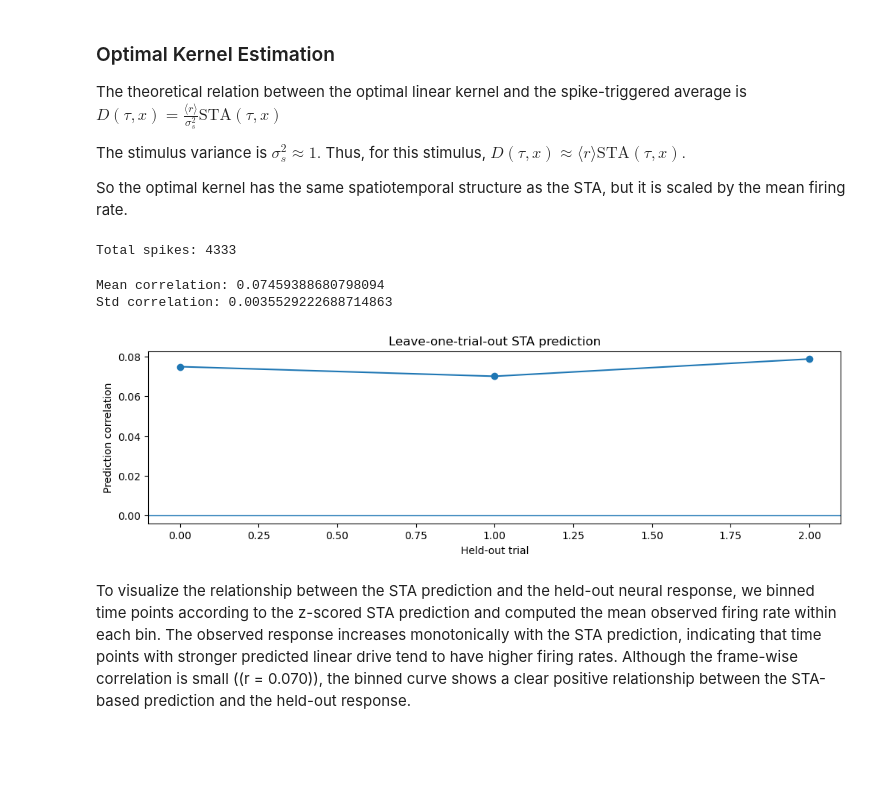
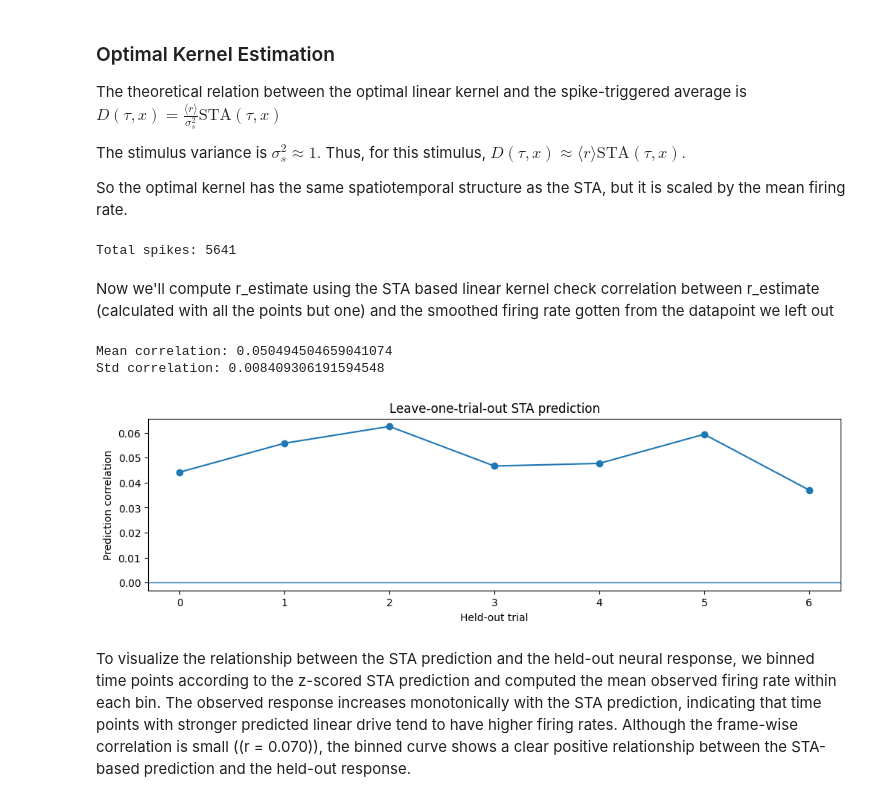
Before and after one commit to alessandrodipiano/neural_encoding, a Jupyter notebook: notebook/start.ipynb, the cells around one changed output. Cells and saved outputs as stored; diff of their text form; code cells hidden in the pictures; blank space fills up the shorter version.

```diff
--- a/notebook/start.ipynb
+++ b/notebook/start.ipynb
@@ -287,8 +282,8 @@ stimulus shape:(32767, 16), stimulus mean=3.051850947599719e-05, stimulus varian
 [figure]
 # %%
 groups = {
-    "Simple / linear-like cell": paths_linear_trial,
-    "Complex / nonlinear-like cell": paths_comples_trials,
+    "Simple / linear-like cell": paths_linear_trial_2,
+    "Complex / nonlinear-like cell": paths_complex_trials,
 }
 
 for group_name, paths in groups.items():
@@ -367,8 +362,8 @@ This quantity measures the overall magnitude of the spike-triggered stimulus pat
 Although the STA of the simple cell shows a somewhat clearer spatiotemporal structure, the difference between the simple and complex cells is not absolute. Both STAs contain visible patterns across bar position and temporal lag. However, the simple cell exhibits a stronger increase in STA norm close to the spike and a more coherent arrangement of positive and negative regions, suggesting a stronger linear receptive-field component. In contrast, the complex-cell STA appears less stable across lag windows and has a weaker overall STA norm. This is consistent with the simple/complex classification, but it also shows that the STA alone is not sufficient to sharply distinguish the two cell types. Rather, the STA provides only a first-order linear approximation of the stimulus-response relationship.
 # %%
 groups = {
-    "Simple / linear-like cell": paths_linear_trial,
-    "Complex / nonlinear-like cell": paths_comples_trials,
+    "Simple / linear-like cell": paths_linear_trial_2,
+    "Complex / nonlinear-like cell": paths_complex_trials,
 }
 
 lag_values = [5, 10, 15, 20, 30]
@@ -408,7 +403,7 @@ for group_name, paths in groups.items():
     sta_30 = stas[30]
 
     lag_ms = 1000 * np.arange(1, sta_30.shape[0] + 1) / frame_rate
-    lag_energy = np.sqrt(np.sum(sta_30**2, axis=1))
+    lag_energy = np.sqrt(np.sum(sta_30**2, axis=1))**2
 
     axes[0].plot(lag_ms, lag_energy, marker="o")
     axes[0].invert_xaxis()
@@ -438,10 +433,13 @@ for group_name, paths in groups.items():
 
     cbar = fig.colorbar(
         im,
+    )
 
-    )
     cbar.set_label("STA value")
 
     plt.tight_layout()
     plt.show()
+
+
+    # TO CHANGE Lag before spike (frames) to Lag before spike (ms)??
 # %% [output]
@@ -545,7 +544,7 @@ So the optimal kernel has the same spatiotemporal structure as the STA, but it i
 # %%
 n_spikes = 0
 
-for path in paths_linear_trial:
+for path in paths_linear_trial_2:
     events, spk_sec, hdr = fget_spk_python(path)
     n_spikes += len(events)
 
@@ -555,14 +554,20 @@ print("Total spikes:", n_spikes)
 recording_duration = T / frame_rate * 6
 mean_firing_rate = n_spikes / recording_duration
 # %% [output]
-Total spikes: 4333
+Total spikes: 5641
+# %% [markdown]
+Now we'll compute r_estimate using the STA based linear kernel
+check correlation between r_estimate (calculated with all the points but one)
+and the smoothed firing rate gotten from the datapoint we left out
+# %%
+n_lags = 10 #ridefined
 # %%
 loo_corrs = []
 loo_results=[]
 
-for test_idx in range(len(paths_linear_trial,)):
-    train_files = [f for i, f in enumerate(paths_linear_trial,) if i != test_idx]
-    test_file = paths_linear_trial[test_idx]
+for test_idx in range(len(paths_linear_trial_2,)):
+    train_files = [f for i, f in enumerate(paths_linear_trial_2,) if i != test_idx]
+    test_file = paths_linear_trial_2[test_idx]
 
     sta_train, n_train = compute_sta(
         train_files,
@@ -591,36 +596,36 @@ for test_idx in range(len(paths_linear_trial,)):
     valid = np.isfinite(r_est) & np.isfinite(rate_test)
     x = r_est[valid]
     y = rate_test[valid]
     corr=np.corrcoef(x, y)[0, 1]
 
     loo_corrs.append(corr)
 
     loo_results.append({
         "test_idx": test_idx,
         "test_file": test_file,
         "r_est": r_est,
         "rate_test": rate_test,
         "spike_counts": spike_counts,
         "corr": corr,
     })
 
 loo_corrs = np.array(loo_corrs)
 
 print("Mean correlation:", np.nanmean(loo_corrs))
 print("Std correlation:", np.nanstd(loo_corrs))
 
 
 plt.figure(figsize=(12, 3))
 plt.plot(loo_corrs, marker="o")
 plt.axhline(0, linewidth=1)
 plt.xlabel("Held-out trial")
 plt.ylabel("Prediction correlation")
 plt.title("Leave-one-trial-out STA prediction")
 plt.show()
 # %% [output]
-Mean correlation: 0.07459388680798094
-Std correlation: 0.0035529222688714863
+Mean correlation: 0.050494504659041074
+Std correlation: 0.008409306191594548
-[figure, old version]
+[figure, new version]
 # %% [markdown]
 To visualize the relationship between the STA prediction and the held-out neural response, we binned time points according to the z-scored STA prediction and computed the mean observed firing rate within each bin. The observed response increases monotonically with the STA prediction, indicating that time points with stronger predicted linear drive tend to have higher firing rates. Although the frame-wise correlation is small (\(r = 0.070\)), the binned curve shows a clear positive relationship between the STA-based prediction and the held-out response.
 # %%
```
Also changed, not shown: parts of 28 cells of this notebook.
